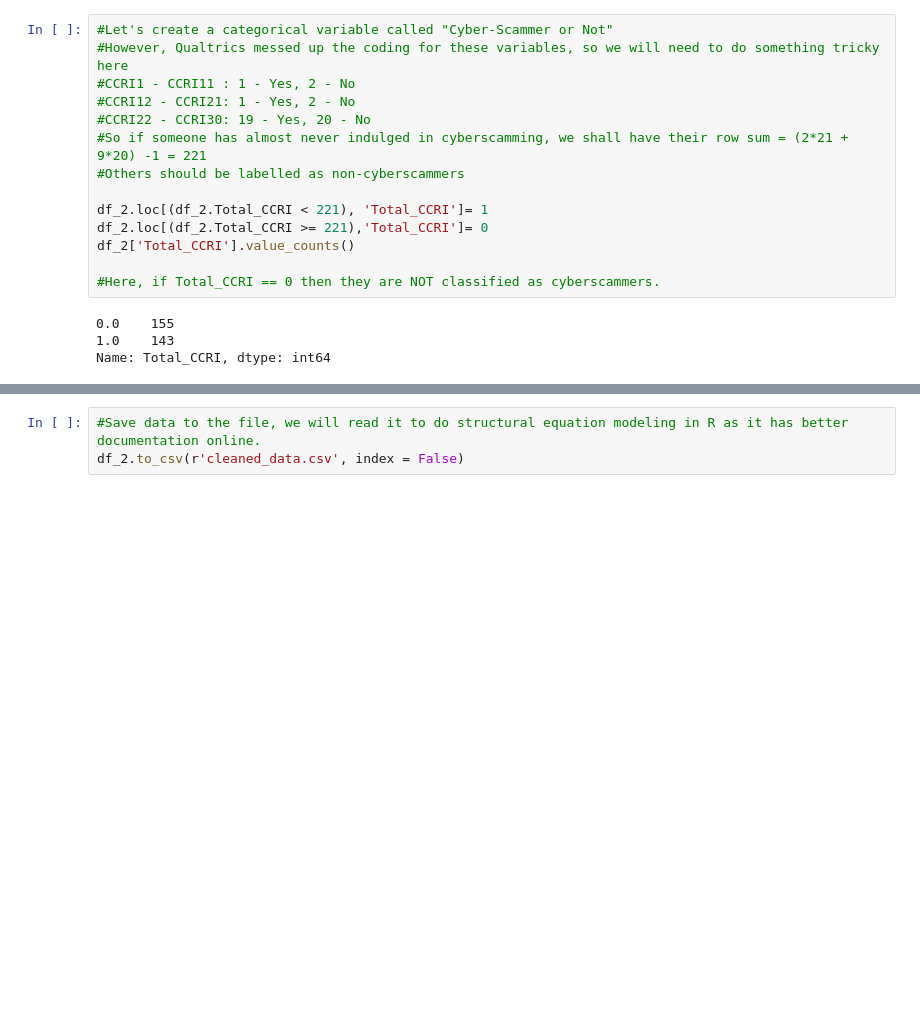
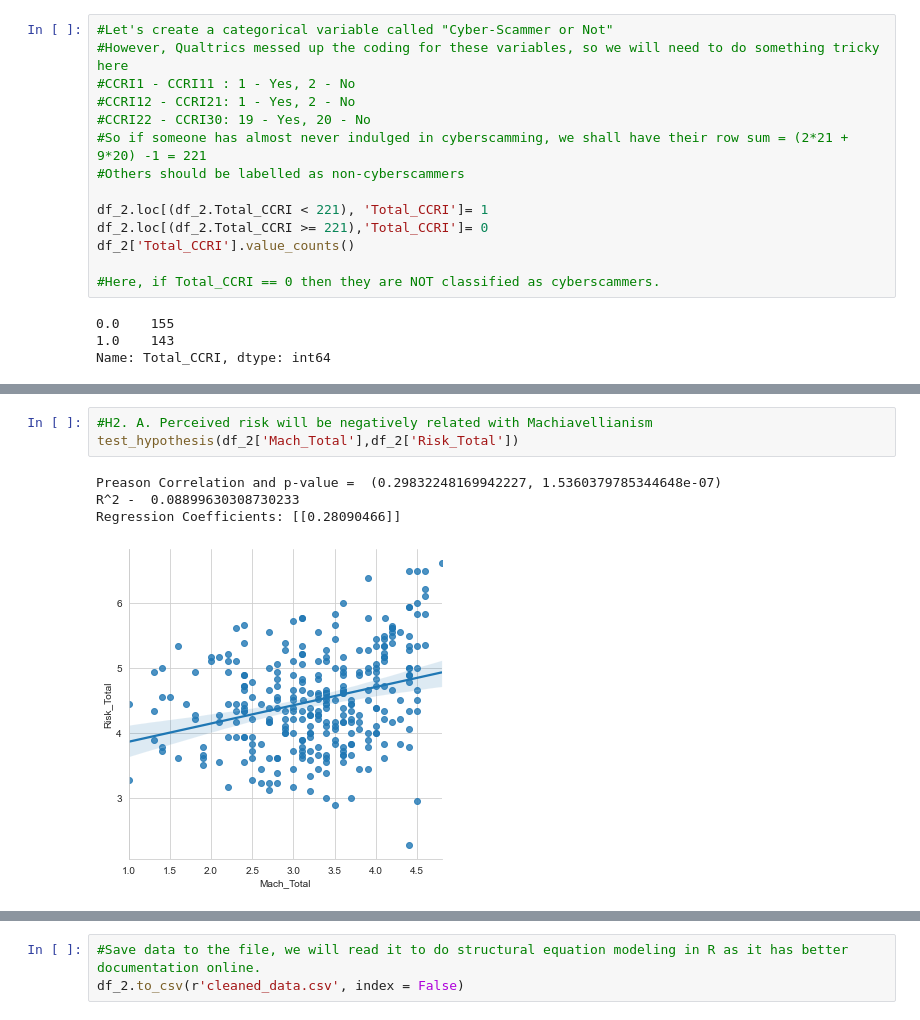
Before and after one commit to thegeeklife/Identifying-Factors-That-Affect-Predilection-Towards-Online-Scamming, a Jupyter notebook: scammer_motives.ipynb, the cells around one changed output, grey strips where cells are left out. Saved outputs shown, nothing was run; the diff lists cells and outputs as text; blank space fills up the shorter version.

```diff
--- a/scammer_motives.ipynb
+++ b/scammer_motives.ipynb
@@ -469,0 +399,8 @@ Regression Coefficients: [[0.94750549]]
+# %%
+#H2. A. Perceived risk will be negatively related with Machiavellianism
+test_hypothesis(df_2['Mach_Total'],df_2['Risk_Total'])
+# %% [output]
+Preason Correlation and p-value =  (0.29832248169942227, 1.5360379785344648e-07)
+R^2 -  0.08899630308730233
+Regression Coefficients: [[0.28090466]]
+[figure, added]
```
Also changed, not shown: parts of 32 cells of this notebook.
